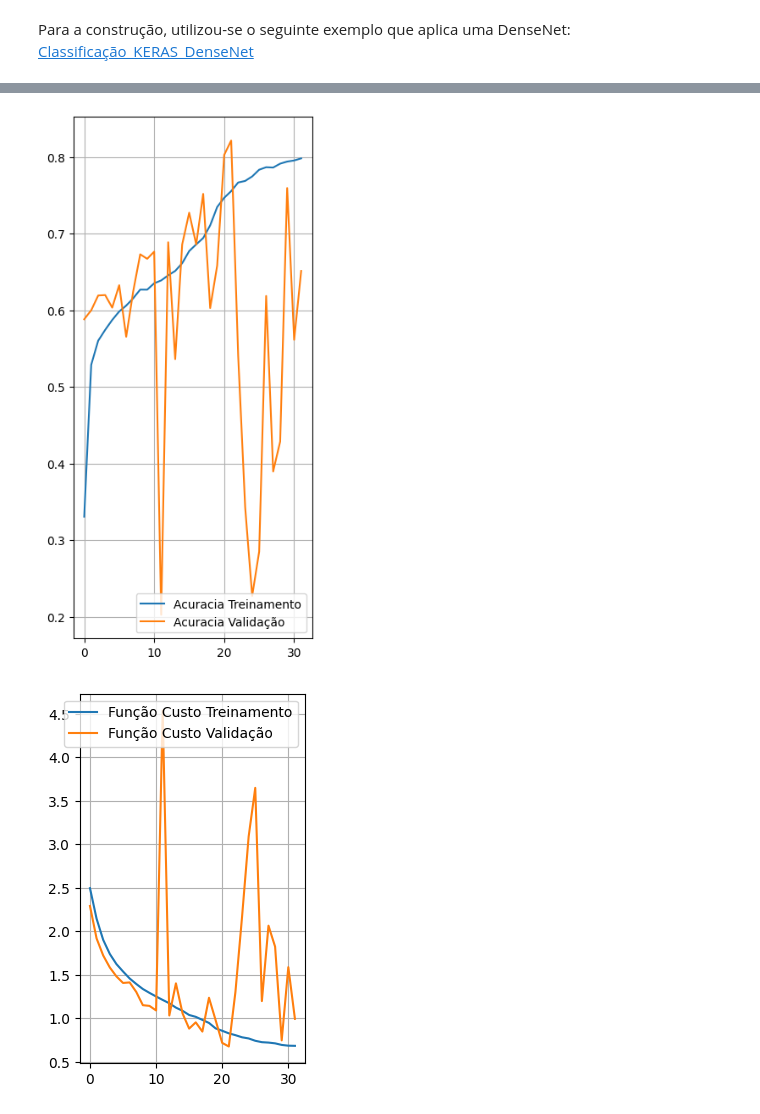
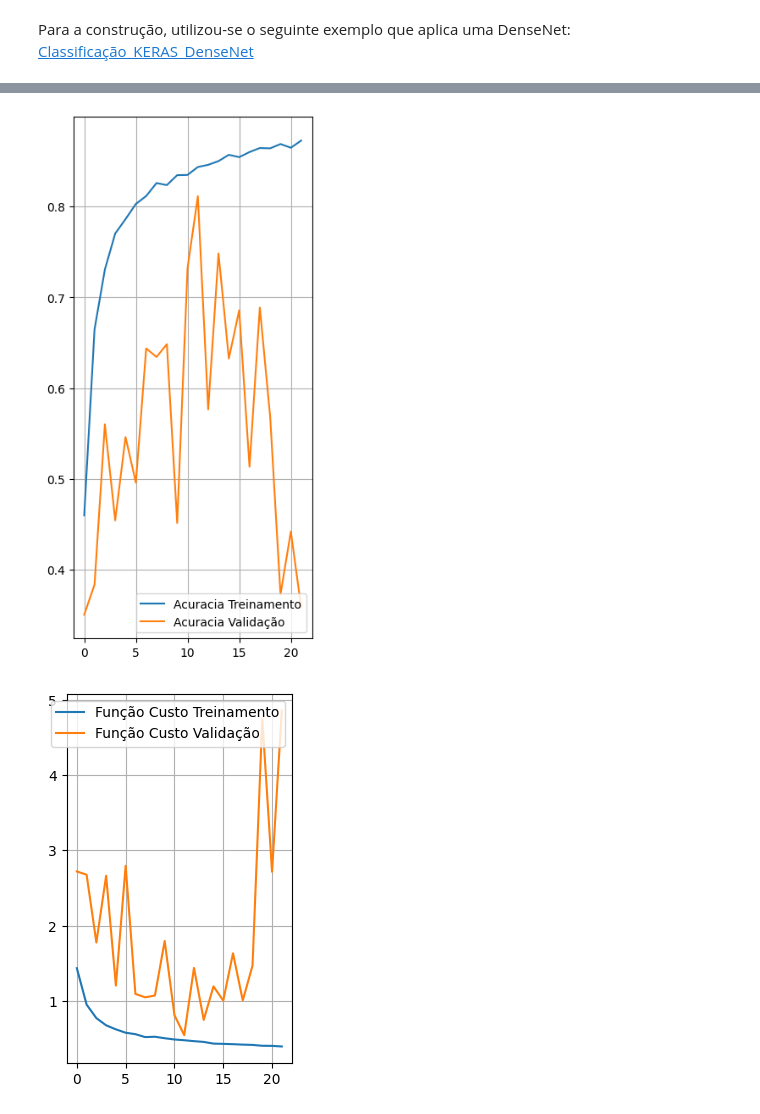
Before and after one commit to Jitesh193/IA048, a Jupyter notebook: EFC3/efc3_parte3_175867.ipynb, the cells around one changed output, grey strips where cells are left out. Drawn from its saved outputs; the diff is of its cells as text; code cells hidden in the pictures.

```diff
--- a/EFC3/efc3_parte3_175867.ipynb
+++ b/EFC3/efc3_parte3_175867.ipynb
@@ -92,10 +92,10 @@ def transition(inputs, num_filters, compression_factor, dropout_rate):
     x = tf.keras.layers.AveragePooling2D(pool_size=(2,2))(x)
     return x
 # %%
-def dense_blk(inputs, num_layers, num_filters, growth_rate, dropout_rate):
+def dense_blk(inputs, num_layers, num_filters, growth_rate, dropout_rate,eps):
 
     for i in range(num_layers):
-        conv_out = H(inputs, num_filters, dropout_rate)
+        conv_out = H(inputs, num_filters, dropout_rate,eps)
         inputs = tf.keras.layers.Concatenate()([conv_out,inputs])
         num_filters += growth_rate
 
@@ -105,20 +105,21 @@ def dense_blk(inputs, num_layers, num_filters, growth_rate, dropout_rate):
 # Programa Final para construir o modelo.
 
 input_shape = (28,28,3)
+eps = 1e-3
 num_block = 2
-num_layer_pblock = 2
-growth_rate = 4
-dropout_rate = 0.2
+num_layer_pblock = 4
+growth_rate = 2
+dropout_rate = 0.5
 compression_factor = 0.7
 
-num_filters = 8
+num_filters = 2
 
 inputs = tf.keras.layers.Input(shape=input_shape)
-x = tf.keras.layers.Conv2D(num_filters, kernel_size=(3,3), use_bias=False, kernel_initializer='he_normal', kernel_regularizer=tf.keras.regularizers.l2(1e-2))(inputs)
+x = tf.keras.layers.Conv2D(num_filters, kernel_size=(3,3), use_bias=False, kernel_initializer='he_normal', kernel_regularizer=tf.keras.regularizers.l2(eps))(inputs)
 
 for i in range(num_block):
-    x,num_filters = dense_blk(x, num_layer_pblock, num_filters, growth_rate, dropout_rate)
-    x = transition(x, num_filters, compression_factor, dropout_rate)
+    x,num_filters = dense_blk(x, num_layer_pblock, num_filters, growth_rate, dropout_rate,eps)
+    x = transition(x, num_filters, compression_factor, dropout_rate,eps)
 
 x = tf.keras.layers.GlobalAveragePooling2D()(x)
 x = tf.keras.layers.Dense(8)(x)
@@ -127,6 +128,6 @@ output = tf.keras.layers.Activation('softmax')(x)
 # %%
 model = tf.keras.models.Model(inputs, output)
 
-model.compile(loss=tf.keras.losses.SparseCategoricalCrossentropy(), optimizer=tf.keras.optimizers.SGD(learning_rate=0.001,momentum=0.5), metrics=['acc'])
+model.compile(loss=tf.keras.losses.SparseCategoricalCrossentropy(), optimizer=tf.keras.optimizers.Adam(learning_rate=0.001), metrics=['acc'])
 model.summary()
 # %% [output]
@@ -154,5 +155,5 @@ Model: "functional_13"
 # %%
-batch_size = 8
+batch_size = 16
 epochs = 100
 
 # hist = model.fit(datagen.flow(TrainX_n, TrainY, batch_size=batch_size, seed=seed),epochs=epochs, batch_size=batch_size, validation_data=(ValX_n,ValY))
@@ -178,29 +181,29 @@ Epoch 31/100
 # %%
 acc = hist.history['acc']
 validation_acc = hist.history['val_acc']
 
 loss = hist.history['loss']
 val_loss = hist.history['val_loss']
 
-range_epochs = np.arange(32)
+range_epochs = np.arange(22)
 
 plt.figure(figsize=(8,8))
 plt.subplot(1,2,1)
 plt.plot(range_epochs,acc, label='Acuracia Treinamento')
 plt.plot(range_epochs,validation_acc, label='Acuracia Validação')
 plt.legend(loc='lower right')
 plt.grid(True)
 plt.show()
 
 plt.subplot(1,2,2)
 plt.plot(range_epochs,loss, label='Função Custo Treinamento')
 plt.plot(range_epochs,val_loss, label='Função Custo Validação')
 plt.legend(loc='upper right')
 plt.grid(True)
 plt.show()
 # %% [output]
-[figure, old version]
+[figure, new version]
-[figure, old version]
+[figure, new version]
 # %%
 import itertools
 #Plot the confusion matrix. Set Normalize = True/False
```
Also changed, not shown: parts of 5 cells of this notebook.
